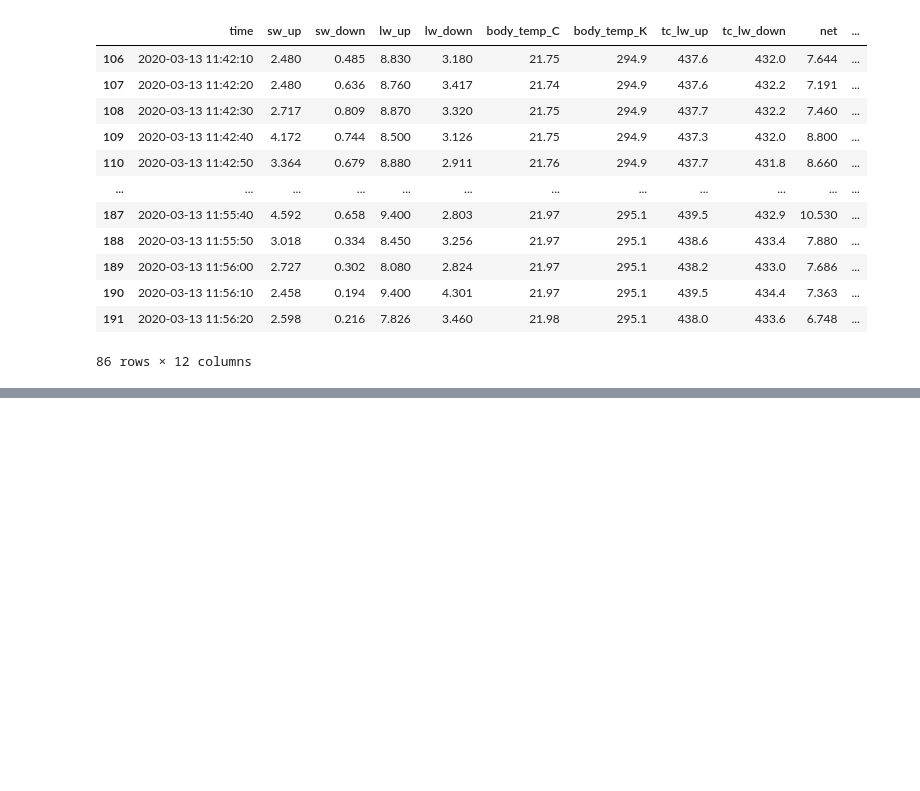
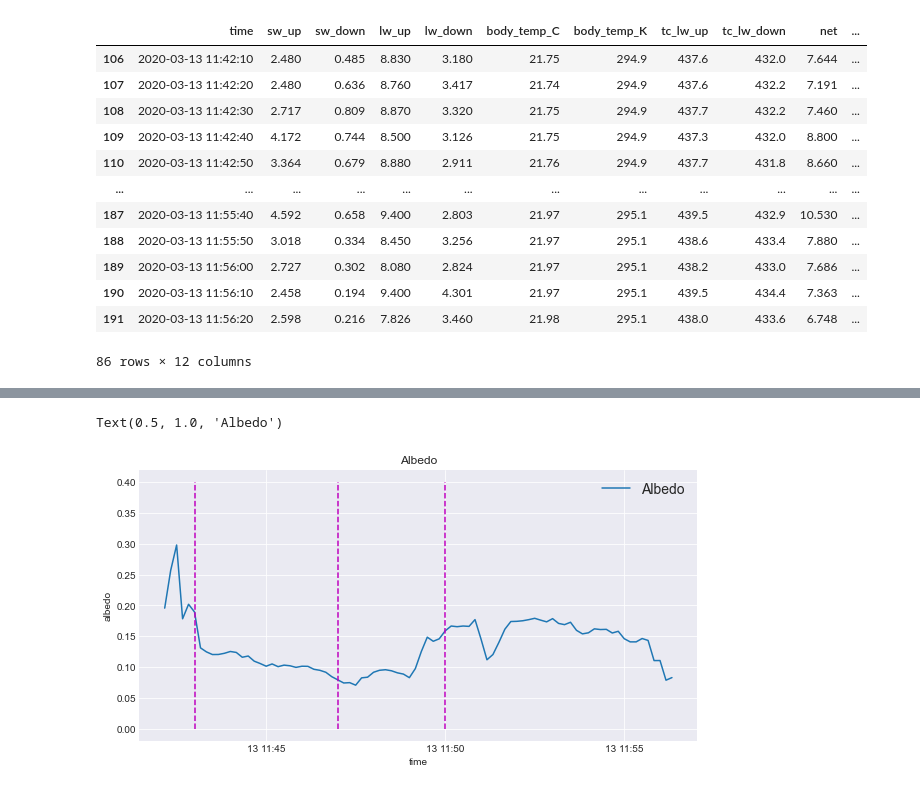
Before and after one commit to manna3iqatar/training, a Jupyter notebook: day-5.ipynb, the cells around one changed output, grey strips where cells are left out. Drawn from its saved outputs; the diff is of its cells as text; code cells hidden in the pictures; blank space fills up the shorter version.

```diff
--- a/day-5.ipynb
+++ b/day-5.ipynb
@@ -86,0 +112,11 @@ plt.xticks(rotation=50)
+# %%
+plt.figure(figsize=(10,5))
+plt.plot(df_2["time"],df_2["albedo"],label="Albedo")
+plt.legend(fontsize=14)
+plt.xlabel("time")
+plt.ylabel("albedo")
+plt.vlines([sun_start,cloud_start,snow_start],0,0.40,linestyle="--",color="m")
+plt.title("Albedo")
+# %% [output]
+Text(0.5, 1.0, 'Albedo')
+[figure, added]
```
Also changed, not shown: parts of 13 cells of this notebook, 1 other file.
